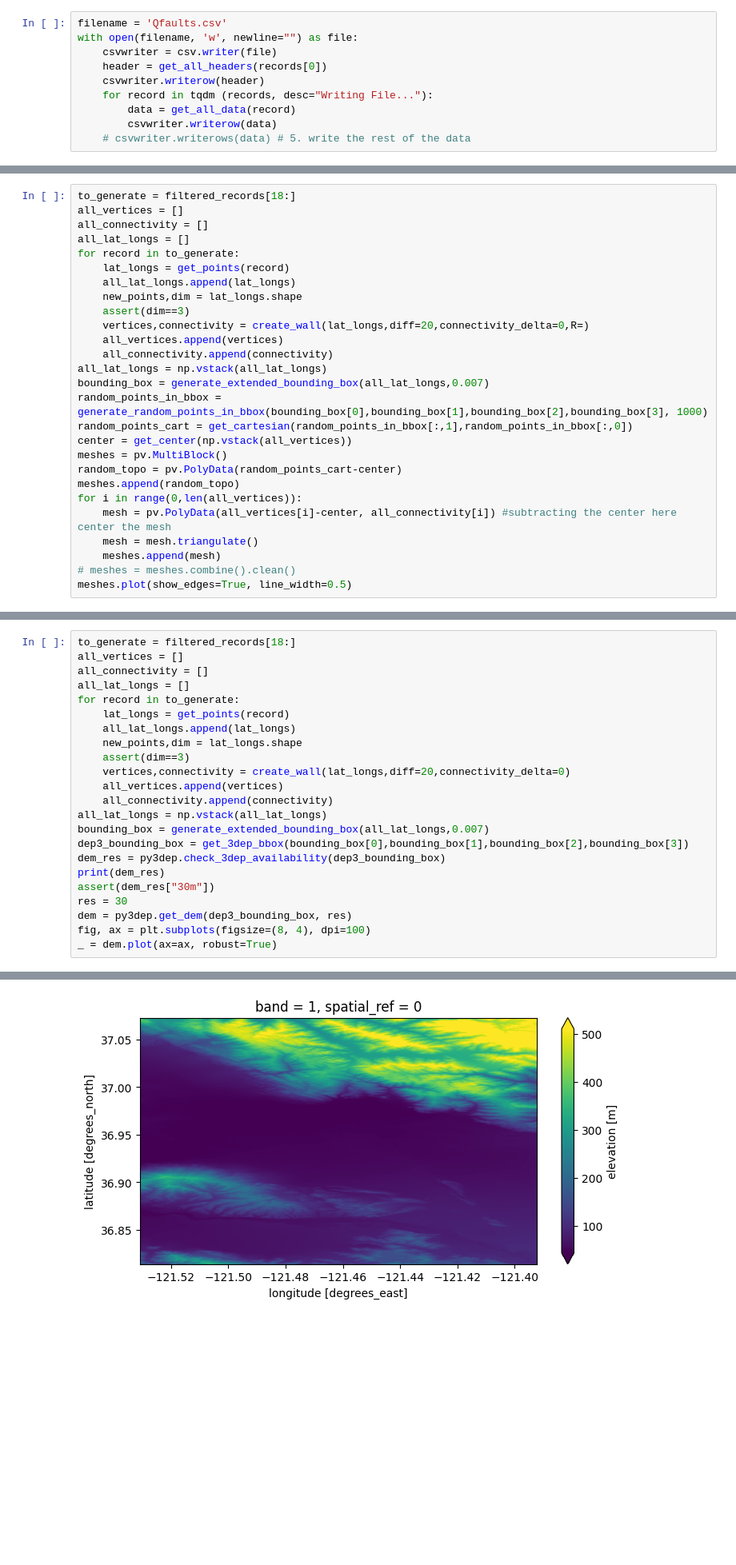
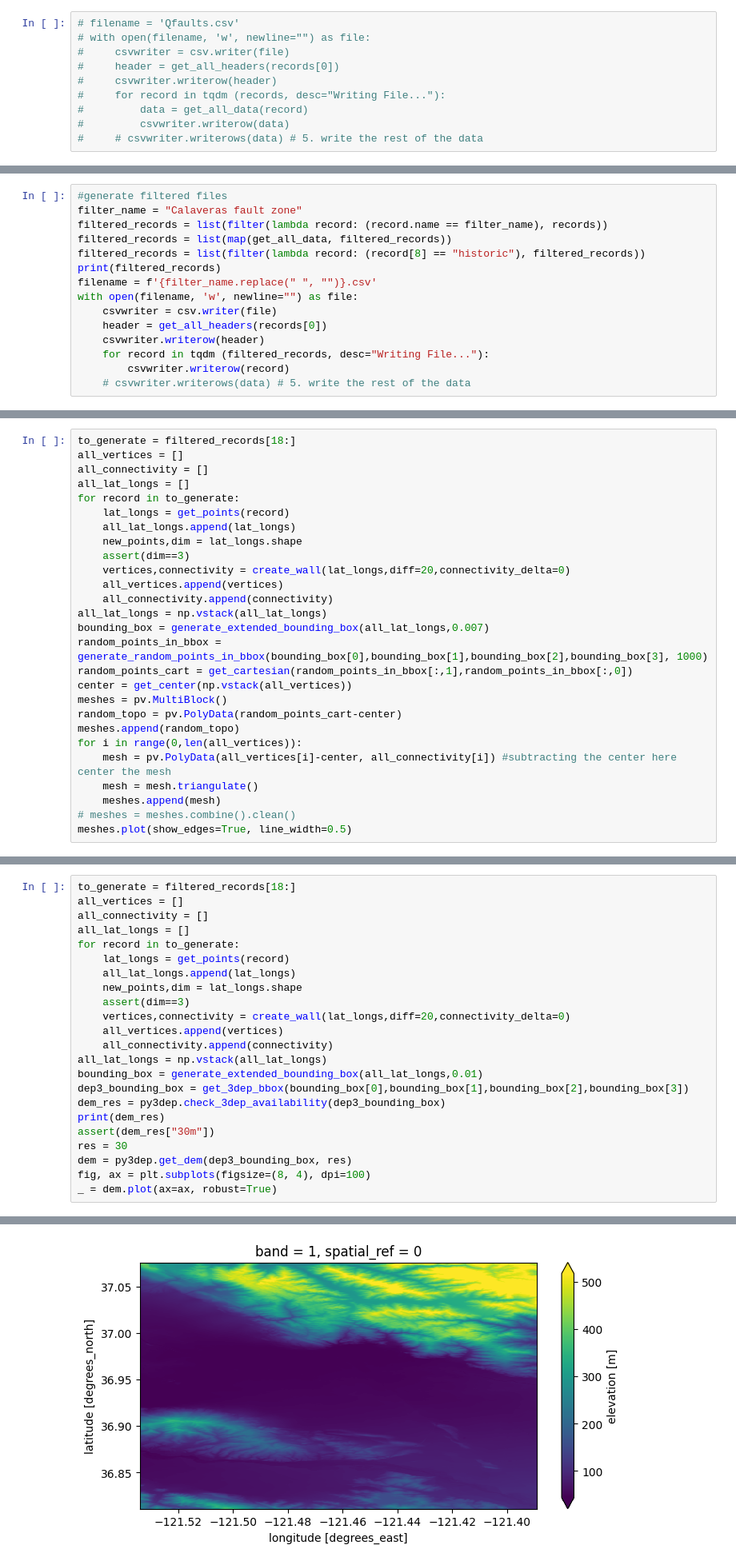
Before and after one commit to draguve/FaultMeshGeneration, a Jupyter notebook: MeshGen.ipynb, the cells around one changed output, grey strips where cells are left out. Shown at 80% size. Cells and saved outputs as stored; diff of their text form; blank space fills up the shorter version.

```diff
--- a/MeshGen.ipynb
+++ b/MeshGen.ipynb
@@ -80,18 +80,33 @@ print(get_all_data(records[0]))
 geoms = [element.geometry for element in records]  # extract geometry
 # dir(geoms[0])
 # %%
-filename = 'Qfaults.csv'
-with open(filename, 'w', newline="") as file:
-    csvwriter = csv.writer(file)
-    header = get_all_headers(records[0])
-    csvwriter.writerow(header)
-    for record in tqdm (records, desc="Writing File..."):
-        data = get_all_data(record)
-        csvwriter.writerow(data)
-    # csvwriter.writerows(data) # 5. write the rest of the data
+# filename = 'Qfaults.csv'
+# with open(filename, 'w', newline="") as file:
+#     csvwriter = csv.writer(file)
+#     header = get_all_headers(records[0])
+#     csvwriter.writerow(header)
+#     for record in tqdm (records, desc="Writing File..."):
+#         data = get_all_data(record)
+#         csvwriter.writerow(data)
+#     # csvwriter.writerows(data) # 5. write the rest of the data
 # %%
 filter_name = "Calaveras fault zone"
 filtered_records = list(filter(lambda record: (record.name == filter_name), records))
 filtered_records = list(map(get_all_data, filtered_records))
 filtered_records = list(filter(lambda record: (record[8] == "historic"), filtered_records))
 # pv.Cone().plot()
+# %%
+#generate filtered files
+filter_name = "Calaveras fault zone"
+filtered_records = list(filter(lambda record: (record.name == filter_name), records))
+filtered_records = list(map(get_all_data, filtered_records))
+filtered_records = list(filter(lambda record: (record[8] == "historic"), filtered_records))
+print(filtered_records)
+filename = f'{filter_name.replace(" ", "")}.csv'
+with open(filename, 'w', newline="") as file:
+    csvwriter = csv.writer(file)
+    header = get_all_headers(records[0])
+    csvwriter.writerow(header)
+    for record in tqdm (filtered_records, desc="Writing File..."):
+        csvwriter.writerow(record)
+    # csvwriter.writerows(data) # 5. write the rest of the data
@@ -324,7 +341,7 @@ for record in to_generate:
     all_lat_longs.append(lat_longs)
     new_points,dim = lat_longs.shape
     assert(dim==3)
-    vertices,connectivity = create_wall(lat_longs,diff=20,connectivity_delta=0,R=)
+    vertices,connectivity = create_wall(lat_longs,diff=20,connectivity_delta=0)
     all_vertices.append(vertices)
     all_connectivity.append(connectivity)
 all_lat_longs = np.vstack(all_lat_longs)
@@ -361,29 +378,29 @@ def get_3dep_bbox(min_lat, max_lat, min_lon, max_lon):
 # %%
 to_generate = filtered_records[18:]
 all_vertices = []
 all_connectivity = []
 all_lat_longs = []
 for record in to_generate:
     lat_longs = get_points(record)
     all_lat_longs.append(lat_longs)
     new_points,dim = lat_longs.shape
     assert(dim==3)
     vertices,connectivity = create_wall(lat_longs,diff=20,connectivity_delta=0)
     all_vertices.append(vertices)
     all_connectivity.append(connectivity)
 all_lat_longs = np.vstack(all_lat_longs)
-bounding_box = generate_extended_bounding_box(all_lat_longs,0.007)
+bounding_box = generate_extended_bounding_box(all_lat_longs,0.01)
 dep3_bounding_box = get_3dep_bbox(bounding_box[0],bounding_box[1],bounding_box[2],bounding_box[3])
 dem_res = py3dep.check_3dep_availability(dep3_bounding_box)
 print(dem_res)
 assert(dem_res["30m"])
 res = 30
 dem = py3dep.get_dem(dep3_bounding_box, res)
 fig, ax = plt.subplots(figsize=(8, 4), dpi=100)
 _ = dem.plot(ax=ax, robust=True)
 # %% [output]
 {'1m': True, '3m': True, '5m': False, '10m': True, '30m': True, '60m': False, 'topobathy': False}
-[figure, old version]
+[figure, new version]
 # %%
 def image_to_points(dep,step=50,scale_factor=1):
     points = []
```
Also changed, not shown: parts of 6 cells of this notebook, 2 other files.
